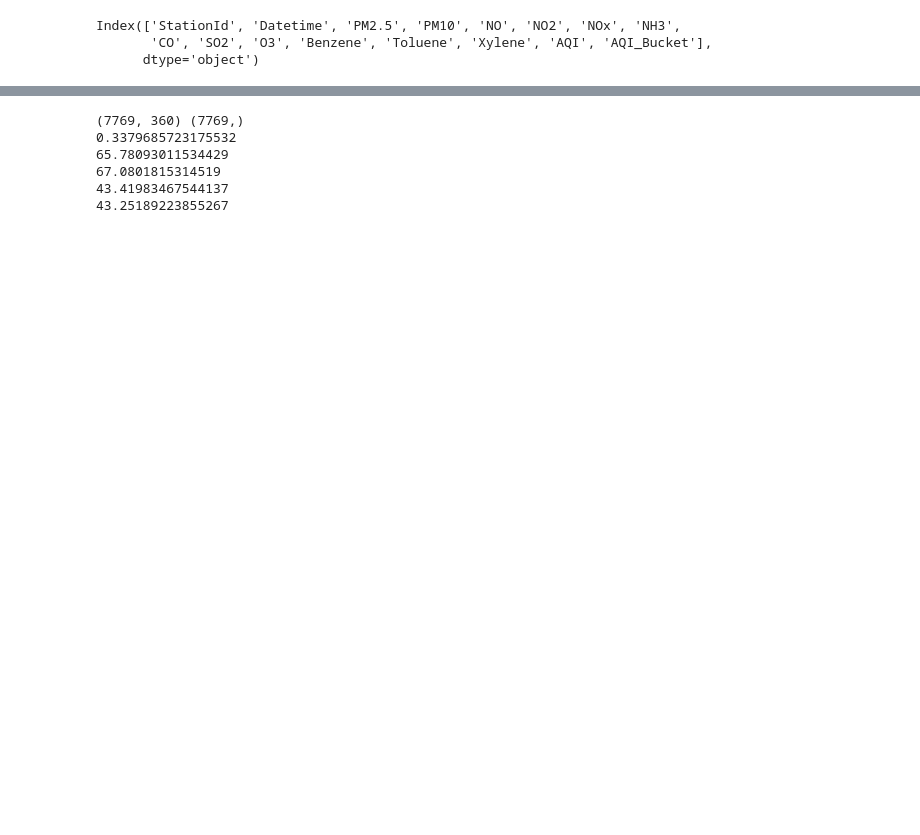
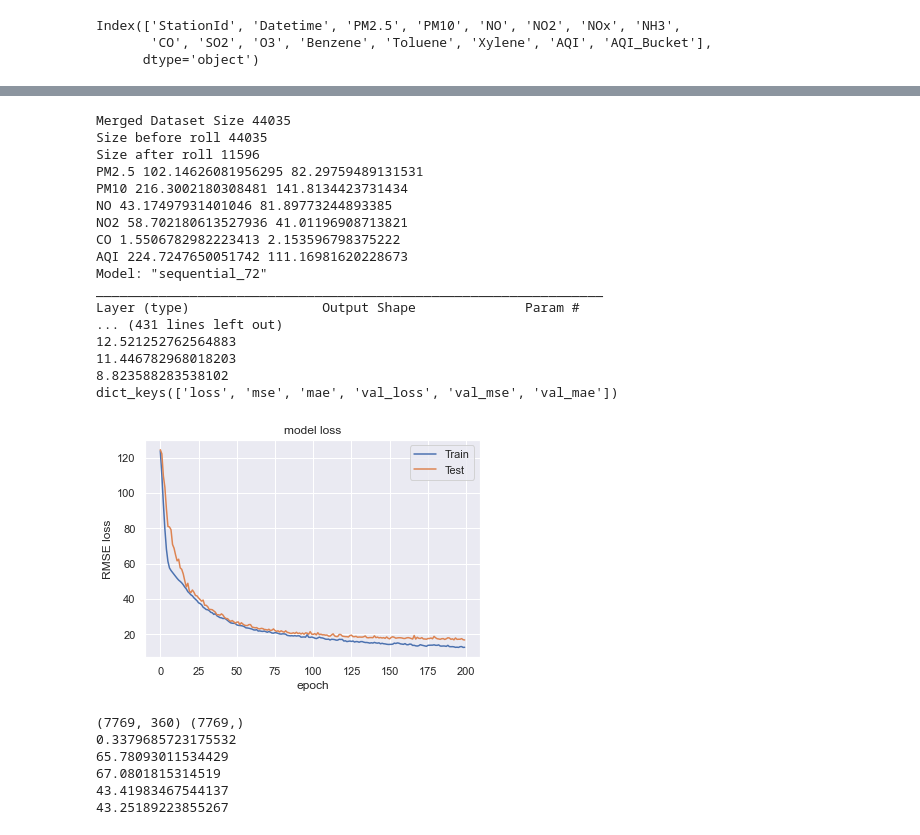
Before and after one commit to gupta-anmol/air-quality-prediction, a Jupyter notebook: script.ipynb, the cells around one changed output, grey strips where cells are left out. Drawn from its saved outputs; the diff is of its cells as text; code cells hidden in the pictures; blank space fills up the shorter version.

```diff
--- a/script.ipynb
+++ b/script.ipynb
@@ -118,6 +123,3 @@ class dataset:
         df = self.getdf(station)
     def stats(self):
         pass
-dat = dataset(met,aqi,split_aqi)
-df = dat.mergedData('DL031')
-df
@@ -247,15 +174,49 @@ _________________________________________________________________
 # %%
-import matplotlib.pyplot as plt
-# list all data in history
-print(history.history.keys())
-# summarize history for loss
-plt.plot(np.sqrt(history.history['loss']))
-plt.plot(np.sqrt(history.history['val_loss']))
-plt.title('model loss')
-plt.ylabel('RMSE loss')
-plt.xlabel('epoch')
-plt.legend(['Train', 'Test'], loc='upper right')
-plt.show()
+def predictStats(model,Xtrain,ytrain,Xtest,ytest):
+    testPred = model.predict(Xtest)
+    trainPred = model.predict(Xtrain)
+    print(mean_squared_error(testPred, ytest,squared=False))
+    print(mean_squared_error(trainPred, ytrain,squared=False))
+    print(mean_absolute_error(testPred, ytest))
+    print(mean_absolute_error(trainPred, ytrain))
+def plothistory(history):
+    # list all data in history
+    print(history.history.keys())
+    # summarize history for loss
+    plt.plot(np.sqrt(history.history['loss']))
+    plt.plot(np.sqrt(history.history['val_loss']))
+    plt.title('model loss')
+    plt.ylabel('RMSE loss')
+    plt.xlabel('epoch')
+    plt.legend(['Train', 'Test'], loc='upper right')
+    plt.show()
+# %%
+dat = dataset(met,aqi,split_aqi)
+df = dat.mergedData('DL031',roll=48,shift=72)
+Xtrain,ytrain,Xtest,ytest = getSplitFeatures(df,TIME_SERIES_LENGTH = 24)
+model,history = trainModel1(Xtrain,ytrain,Xtest,ytest,TIME_SERIES_LENGTH=24)
+model.save('3daypm1_366')
+predictStats(model,Xtrain,ytrain,Xtest,ytest)
+plothistory(history)
+# %% [output]
+Merged Dataset Size 44035
+Size before roll 44035
+Size after roll 11596
+PM2.5 102.14626081956295 82.29759489131531
+PM10 216.3002180308481 141.8134423731434
+NO 43.17497931401046 81.89773244893385
+NO2 58.702180613527936 41.01196908713821
+CO 1.5506782982223413 2.153596798375222
+AQI 224.7247650051742 111.16981620228673
+Model: "sequential_72"
+_________________________________________________________________
+Layer (type)                 Output Shape              Param #
+... (431 lines left out)
+12.521252762564883
+11.446782968018203
+8.823588283538102
+dict_keys(['loss', 'mse', 'mae', 'val_loss', 'val_mse', 'val_mae'])
+[figure, added]
 # %%
 from sklearn.feature_selection import SelectKBest, chi2, f_classif, f_regression , mutual_info_regression
 from sklearn.linear_model import LinearRegression
```
Also changed, not shown: parts of 7 cells of this notebook.
